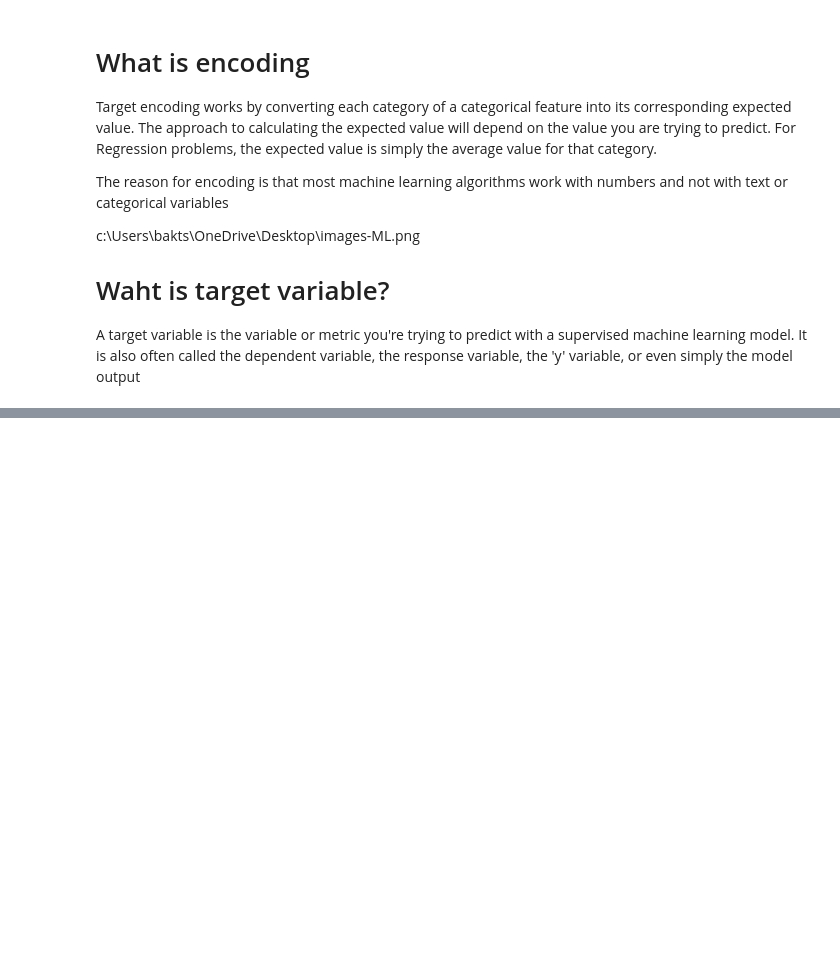
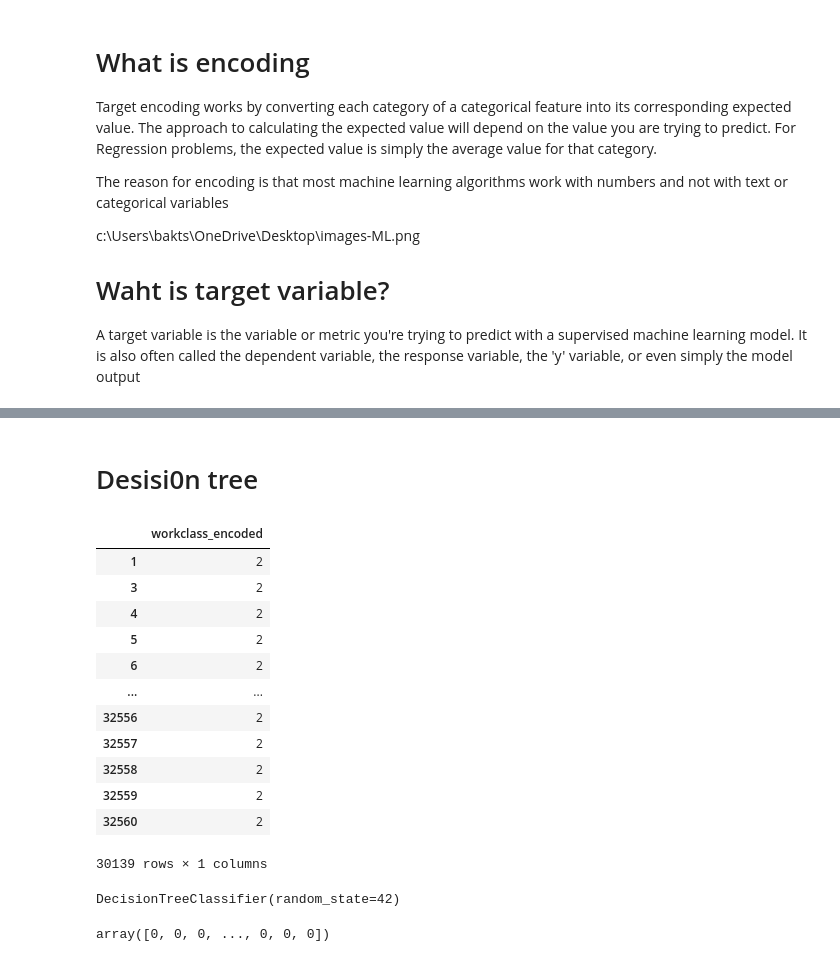
Before and after one commit to Naqibee/Project4, a Jupyter notebook: Income_Prediction.ipynb, the cells around one changed output, grey strips where cells are left out. Saved outputs shown, nothing was run; the diff lists cells and outputs as text; code cells hidden in the pictures; blank space fills up the shorter version.

```diff
--- a/Income_Prediction.ipynb
+++ b/Income_Prediction.ipynb
@@ -492,0 +506,7 @@ A target variable is the variable or metric you're trying to predict with a supe
+# %%
+# Encoding  workclass and income columns
+label_encoder_workclass = LabelEncoder()
+df['workclass_encoded'] = label_encoder_workclass.fit_transform(df['workclass'])
+
+label_encoder_income = LabelEncoder()
+df['income_encoded'] = label_encoder_income.fit_transform(df['income'])
@@ -492,0 +598,2 @@ A target variable is the variable or metric you're trying to predict with a supe
+# %% [markdown]
+# Desisi0n tree
@@ -492,0 +612,16 @@ A target variable is the variable or metric you're trying to predict with a supe
+# %%
+X
+# %% [output]
+|  | workclass_encoded |
+| 1 | 2 |
+| 3 | 2 |
+| 4 | 2 |
+| 5 | 2 |
+| 6 | 2 |
+| ... | ... |
+| 32556 | 2 |
+| 32557 | 2 |
+| 32558 | 2 |
+| 32559 | 2 |
+| 32560 | 2 |
+30139 rows × 1 columns
@@ -492,0 +632,13 @@ A target variable is the variable or metric you're trying to predict with a supe
+# %%
+# Training  the Decision Tree Classifier model
+
+model = DecisionTreeClassifier(random_state=42)
+model.fit(X_train, y_train)
+# %% [output]
+DecisionTreeClassifier(random_state=42)
+# %%
+# Predicting the model on the testing varaible
+y_pred = model.predict(X_test)
+y_pred
+# %% [output]
+array([0, 0, 0, ..., 0, 0, 0])
```
Also changed, not shown: parts of 34 cells of this notebook.
